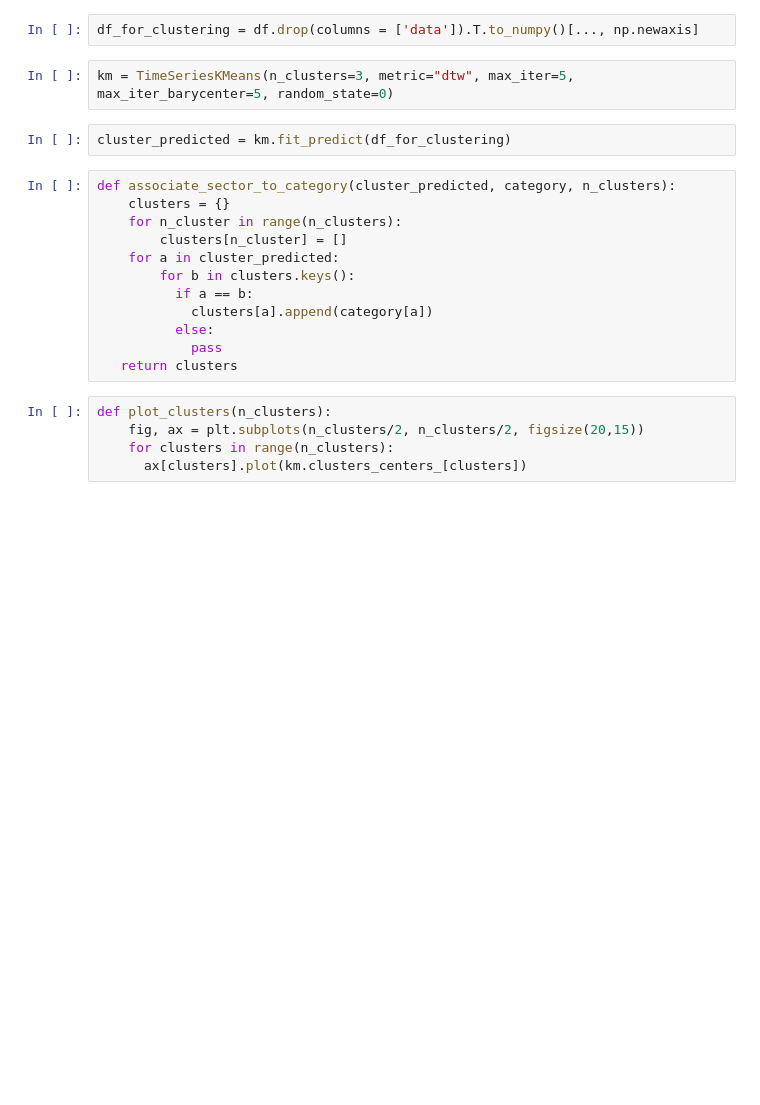
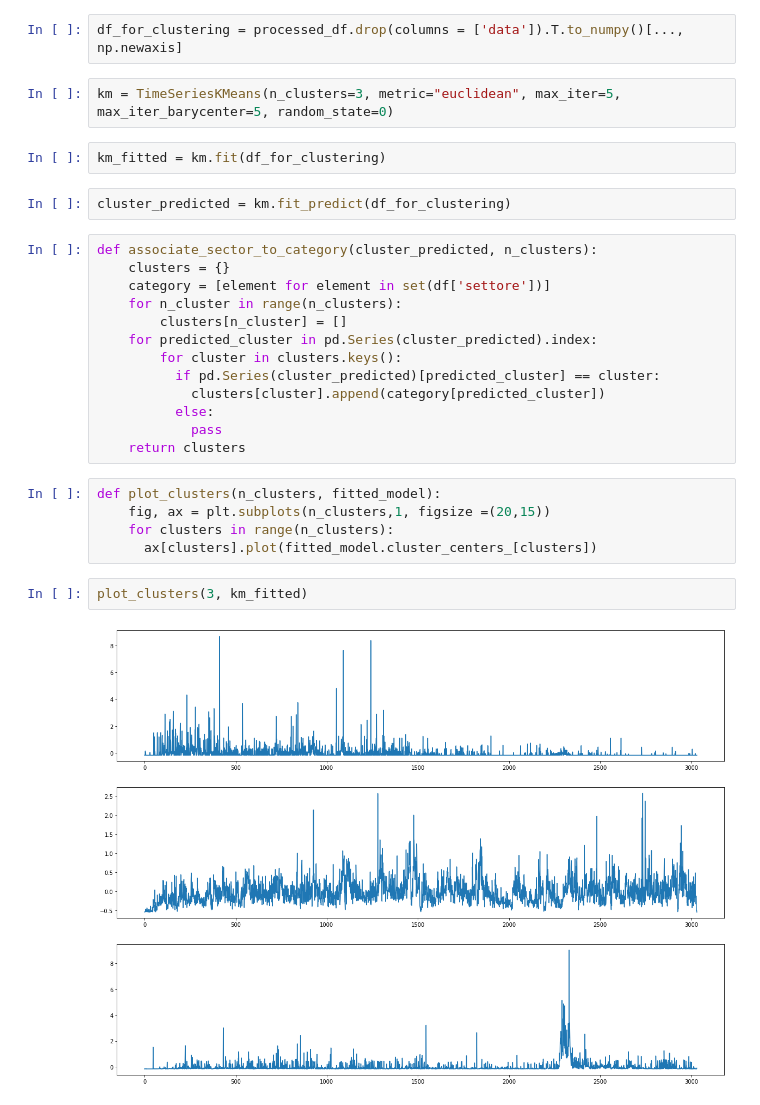
Before and after one commit to PaoloComensoli/progetto-dslab, a Jupyter notebook: src/clustering.ipynb, the cells around one changed output. Saved outputs shown, nothing was run; the diff lists cells and outputs as text; blank space fills up the shorter version.

Commit message:
update clustering

```diff
--- a/src/clustering.ipynb
+++ b/src/clustering.ipynb
@@ -39,25 +39,32 @@ facet.map(sns.lineplot, 'data', 'value');
 # %% [markdown]
 # clustering
 # %%
-df_for_clustering = df.drop(columns = ['data']).T.to_numpy()[..., np.newaxis]
+df_for_clustering = processed_df.drop(columns = ['data']).T.to_numpy()[..., np.newaxis]
 # %%
-km = TimeSeriesKMeans(n_clusters=3, metric="dtw", max_iter=5, max_iter_barycenter=5, random_state=0)
+km = TimeSeriesKMeans(n_clusters=3, metric="euclidean", max_iter=5, max_iter_barycenter=5, random_state=0)
+# %%
+km_fitted = km.fit(df_for_clustering)
 # %%
 cluster_predicted = km.fit_predict(df_for_clustering)
 # %%
-def associate_sector_to_category(cluster_predicted, category, n_clusters):
+def associate_sector_to_category(cluster_predicted, n_clusters):
     clusters = {}
+    category = [element for element in set(df['settore'])]
     for n_cluster in range(n_clusters):
         clusters[n_cluster] = []
-    for a in cluster_predicted:
-        for b in clusters.keys():
-          if a == b:
-            clusters[a].append(category[a])
+    for predicted_cluster in pd.Series(cluster_predicted).index:
+        for cluster in clusters.keys():
+          if pd.Series(cluster_predicted)[predicted_cluster] == cluster:
+            clusters[cluster].append(category[predicted_cluster])
           else:
             pass
-   return clusters
+    return clusters
 # %%
-def plot_clusters(n_clusters):
-    fig, ax = plt.subplots(n_clusters/2, n_clusters/2, figsize(20,15))
+def plot_clusters(n_clusters, fitted_model):
+    fig, ax = plt.subplots(n_clusters,1, figsize =(20,15))
     for clusters in range(n_clusters):
-      ax[clusters].plot(km.clusters_centers_[clusters])
+      ax[clusters].plot(fitted_model.cluster_centers_[clusters])
+# %%
+plot_clusters(3, km_fitted)
+# %% [output]
+[figure, added]
```
Also changed, not shown: parts of 2 cells of this notebook.
